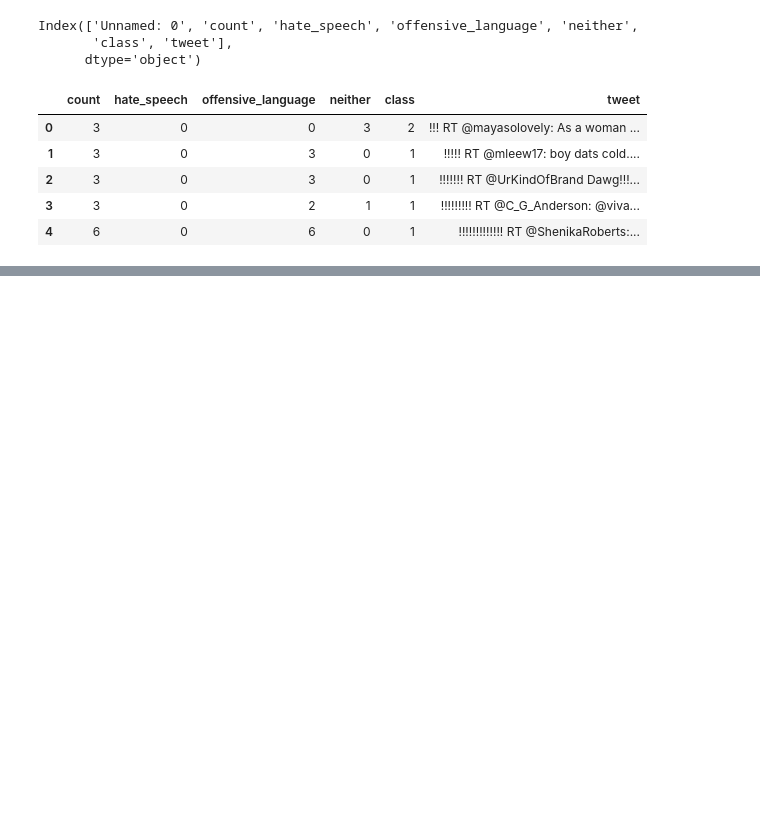
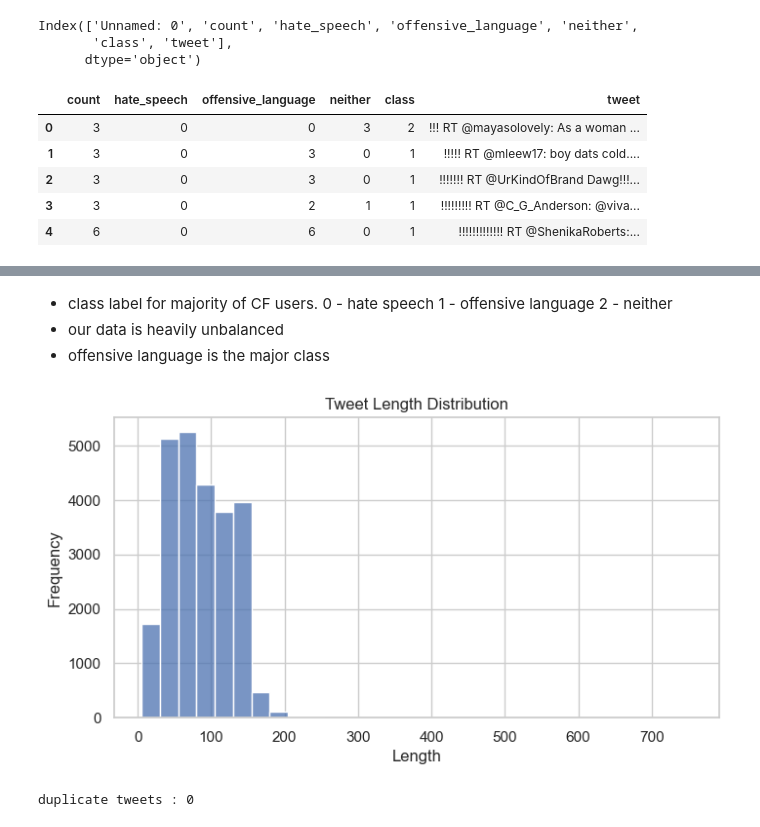
Before and after one commit to mariam-khediri/abusive-context-detection, a Jupyter notebook: notebooks/01_eda.ipynb, the cells around one changed output, grey strips where cells are left out. Cells and saved outputs as stored; diff of their text form; code cells hidden in the pictures; blank space fills up the shorter version.

```diff
--- a/notebooks/01_eda.ipynb
+++ b/notebooks/01_eda.ipynb
@@ -109,0 +112,22 @@ Name: count, dtype: int64
+# %% [markdown]
+- class label for majority of CF users. 0 - hate speech     1 - offensive language     2 - neither
+- our data is heavily unbalanced
+- offensive language is the major class
+# %%
+# tweet lenght distribution
+df['text_length'] = df['tweet'].apply(len)
+
+plt.figure(figsize=(8,4))
+sns.histplot(df['text_length'], bins=30)
+plt.title('Tweet Length Distribution')
+plt.xlabel('Length')
+plt.ylabel('Frequency')
+plt.show()
+# %% [output]
+[figure, added]
+# %%
+# check for duplicates
+duplicate_count = df.duplicated(subset='tweet').sum()
+print(f'duplicate tweets : {duplicate_count}')
+# %% [output]
+duplicate tweets : 0
```
Also changed, not shown: parts of 4 cells of this notebook.
